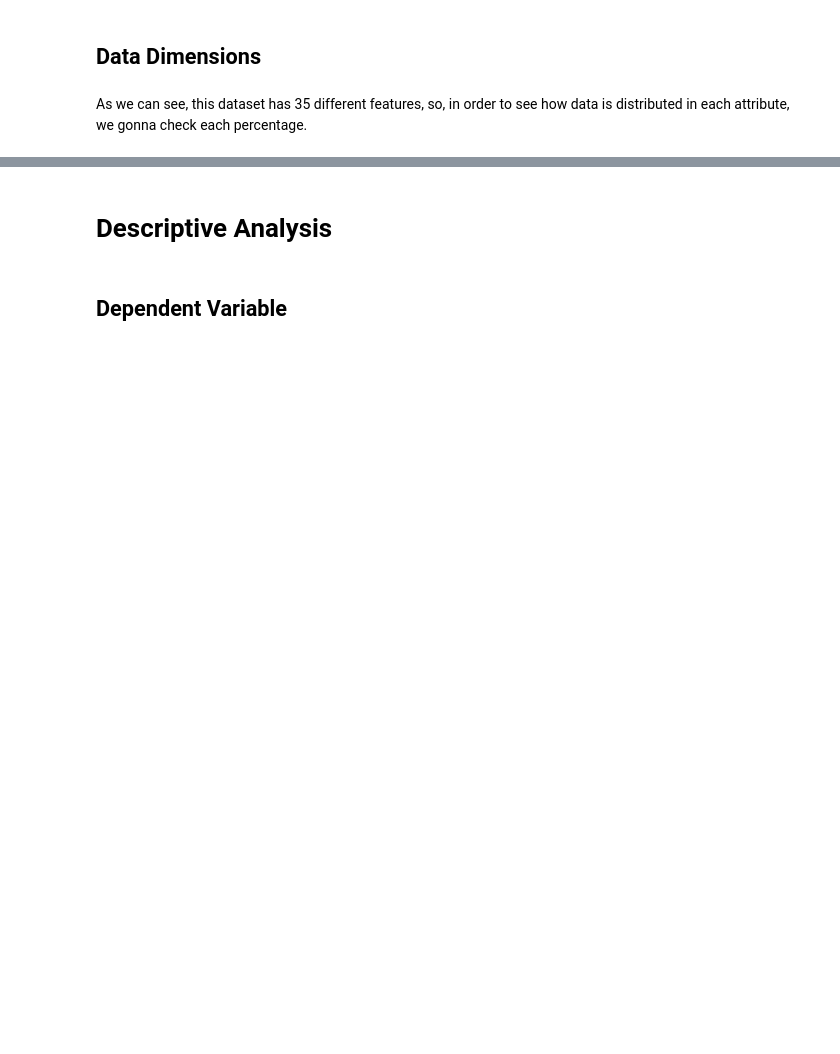
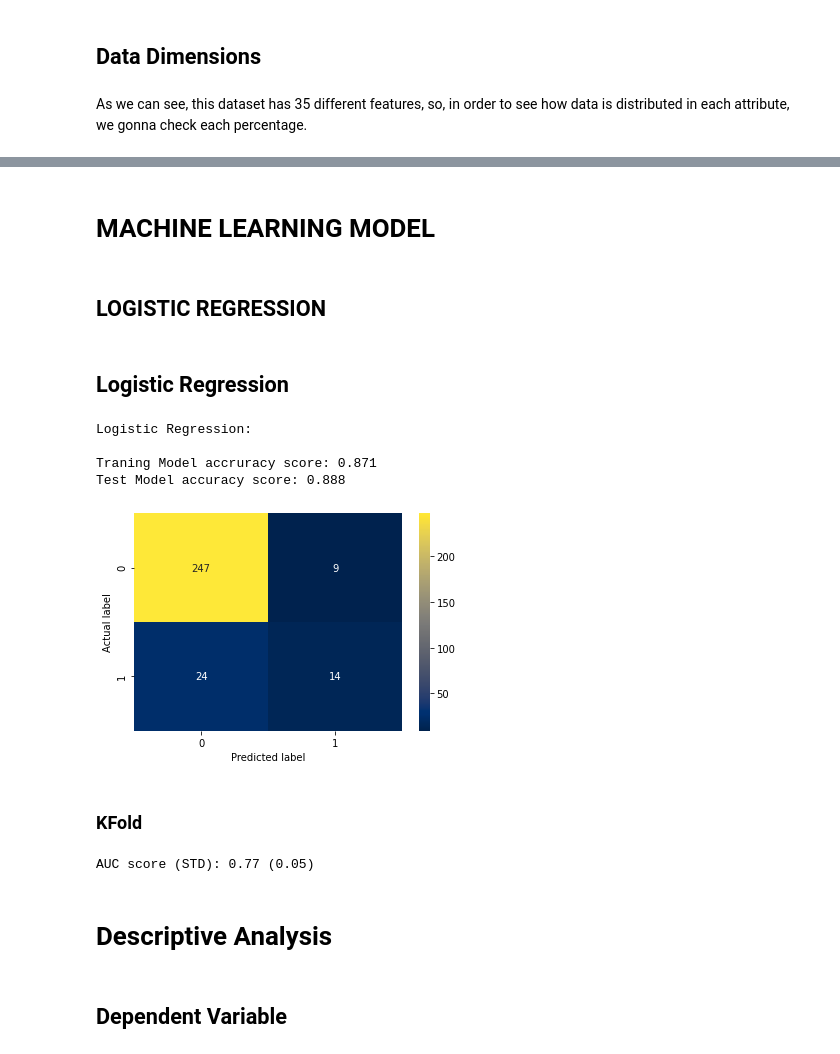
Before and after one commit to daianeklein/HR-Analytics, a Jupyter notebook: HR-Analytics.ipynb, the cells around one changed output, grey strips where cells are left out. Drawn from its saved outputs; the diff is of its cells as text; code cells hidden in the pictures; blank space fills up the shorter version.

```diff
--- a/HR-Analytics.ipynb
+++ b/HR-Analytics.ipynb
@@ -156,6 +157,76 @@ Name: YearsWithCurrManager, dtype: float64
 # %%
 # dropping features Over18 and StandardHours
 df1.drop(columns=(['Over18', 'StandardHours', 'EmployeeCount']), inplace = True)
+# %% [markdown]
+# MACHINE LEARNING MODEL
+# %% [markdown]
+## LOGISTIC REGRESSION
+# %%
+df2 = df1.copy()
+
+df2 = df2.drop(columns=({'EmployeeNumber'}))
+
+cat_variables = df1.select_dtypes(exclude = ['int64', 'float64'])
+
+
+# Label encoder for categorical variables
+le = LabelEncoder()
+
+for i in df2[cat_variables.columns]:
+    df2[i] = le.fit_transform(df2[i])
+
+# MinMaxScaler for numerical variables
+
+mms = MinMaxScaler()
+
+cols = df2[['HourlyRate','MonthlyRate', 'MonthlyIncome', 'DailyRate']]
+
+for i in df2[cols.columns]:
+    df2[i] = mms.fit_transform(df2[[i]].values)
+# %% [markdown]
+## Logistic Regression
+# %%
+X = df2.drop(columns=({'Attrition'}))
+y = df2['Attrition'].ravel()
+
+# split dataset
+X_train, X_test, y_train, y_test = train_test_split(X, y, random_state = 42)
+
+# model
+LR = LogisticRegression(C=1000, max_iter = 10000)
+LR.fit(X_train, y_train)
+pred = LR.predict(X_test)
+
+
+print('Logistic Regression:\n')
+print('Traning Model accruracy score: {:.3f}'.format(LR.score(X_train,y_train)))
+print('Test Model accuracy score: {:.3f}'.format(LR.score(X_test,y_test)))
+# %% [output]
+Logistic Regression:
+
+Traning Model accruracy score: 0.871
+Test Model accuracy score: 0.888
+# %%
+matrix = confusion_matrix(y_test, pred)
+
+sns.heatmap(pd.DataFrame(matrix), annot = True, fmt='g', cmap = 'cividis')
+plt.ylabel('Actual label')
+plt.xlabel('Predicted label');
+# %% [output]
+[figure, added]
+# %% [markdown]
+### KFold
+# %%
+kfold = KFold(n_splits=10)
+modelCV = LogisticRegression(solver='liblinear',
+                             class_weight="balanced",
+                             random_state=7)
+scoring = 'roc_auc'
+results = cross_val_score(
+    modelCV, X_train, y_train, cv=kfold, scoring=scoring)
+print("AUC score (STD): %.2f (%.2f)" % (results.mean(), results.std()))
+# %% [output]
+AUC score (STD): 0.77 (0.05)
 # %% [markdown]
 # Descriptive Analysis
 # %% [markdown]
```
Also changed, not shown: parts of 32 cells of this notebook.
